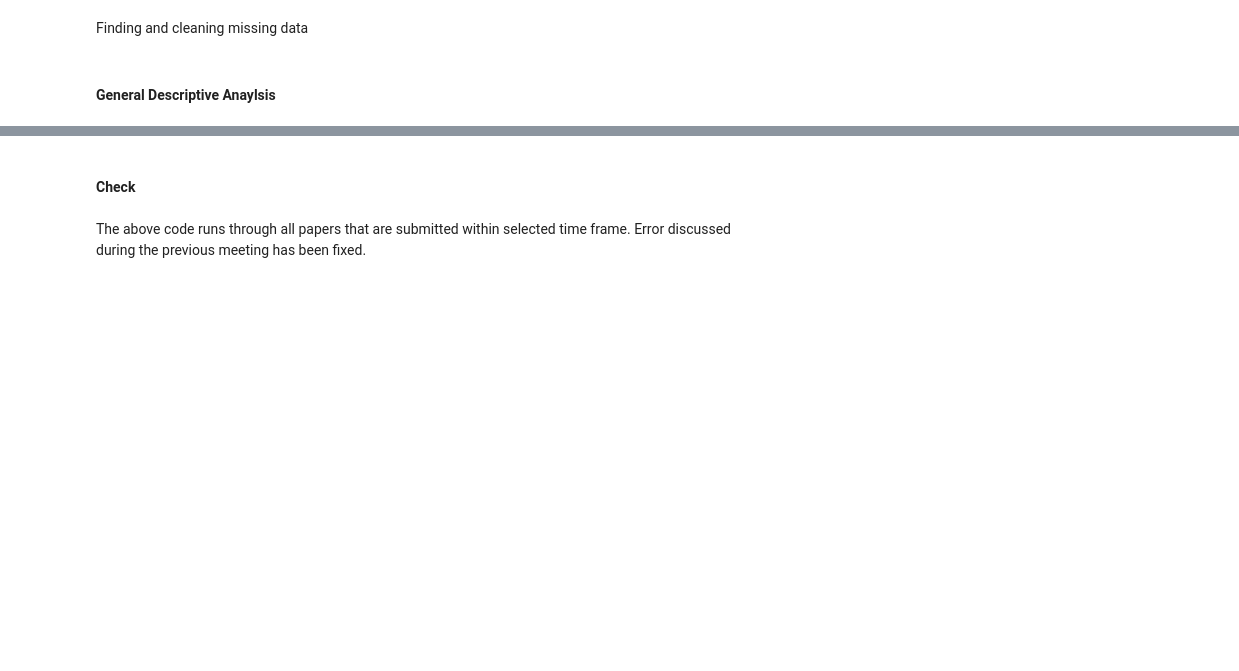
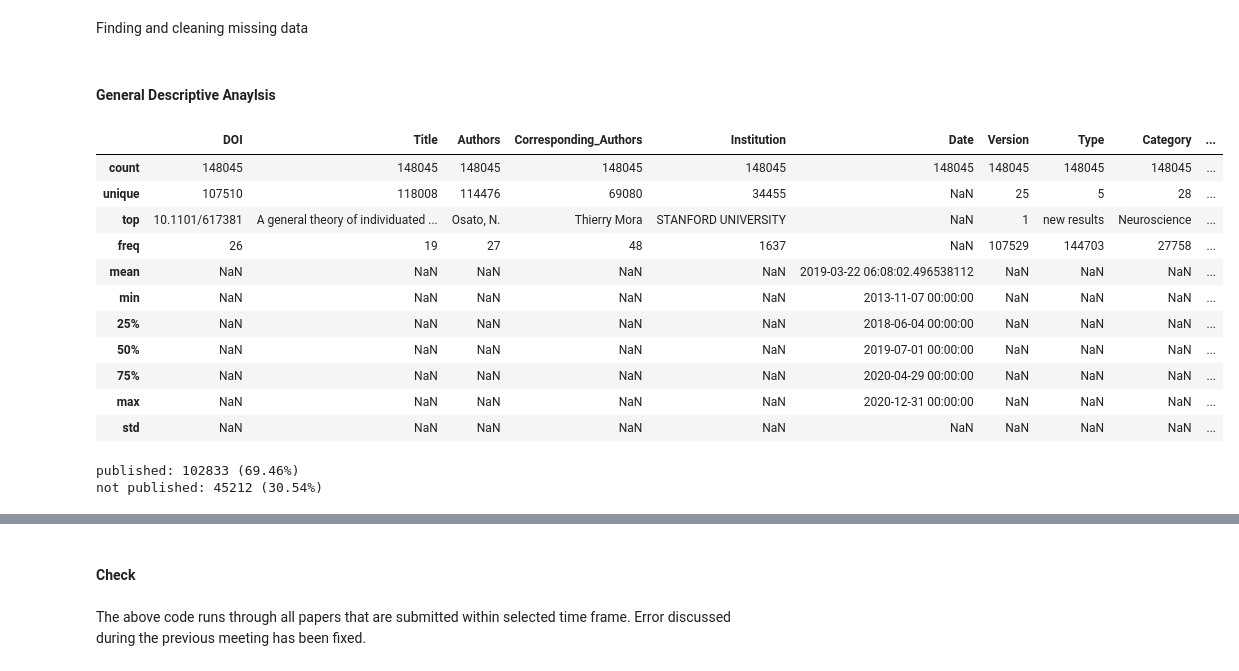
Before and after one commit to jlee2843/Peer-Review-2022, a Jupyter notebook: API-Biorvix.ipynb, the cells around one changed output, grey strips where cells are left out. Cells and saved outputs as stored; diff of their text form; code cells hidden in the pictures; blank space fills up the shorter version.

```diff
--- a/API-Biorvix.ipynb
+++ b/API-Biorvix.ipynb
@@ -382,4 +373,17 @@ display(merged_df)
 #### General Descriptive Anaylsis
 # %%
 #summary of table
-journal_df.describe(include='all')
+journal_df.describe(include='all', datetime_is_numeric=True)
+# %% [output]
+|  | DOI | Title | Authors | Corresponding_Authors | Institution | Date | Version | Type | Category | ... |
+| count | 148045 | 148045 | 148045 | 148045 | 148045 | 148045 | 148045 | 148045 | 148045 | ... |
+| unique | 107510 | 118008 | 114476 | 69080 | 34455 | NaN | 25 | 5 | 28 | ... |
+| top | 10.1101/617381 | A general theory of individuated ... | Osato, N. | Thierry Mora | STANFORD UNIVERSITY | NaN | 1 | new results | Neuroscience | ... |
+| freq | 26 | 19 | 27 | 48 | 1637 | NaN | 107529 | 144703 | 27758 | ... |
+| mean | NaN | NaN | NaN | NaN | NaN | 2019-03-22 06:08:02.496538112 | NaN | NaN | NaN | ... |
+| min | NaN | NaN | NaN | NaN | NaN | 2013-11-07 00:00:00 | NaN | NaN | NaN | ... |
+| 25% | NaN | NaN | NaN | NaN | NaN | 2018-06-04 00:00:00 | NaN | NaN | NaN | ... |
+| 50% | NaN | NaN | NaN | NaN | NaN | 2019-07-01 00:00:00 | NaN | NaN | NaN | ... |
+| 75% | NaN | NaN | NaN | NaN | NaN | 2020-04-29 00:00:00 | NaN | NaN | NaN | ... |
+| max | NaN | NaN | NaN | NaN | NaN | 2020-12-31 00:00:00 | NaN | NaN | NaN | ... |
+| std | NaN | NaN | NaN | NaN | NaN | NaN | NaN | NaN | NaN | ... |
@@ -388,0 +390,13 @@ freq_count(journal_df,'Num_of_Authors')
+# %%
+# published vs unpublished
+def percentage (item1, item2) -> float:
+    return round(item1 / (item1 + item2) * 100, 2)
+
+journal_df['NotPublished'] = journal_df['Published'] == 'NA'
+result = freq_count(journal_df,'NotPublished')
+
+print(f'published: {result.iloc[0]} ({percentage(result.iloc[0],result.iloc[1])}%)')
+print(f'not published: {result.iloc[1]} ({percentage(result.iloc[1],result.iloc[0])}%)')
+# %% [output]
+published: 102833 (69.46%)
+not published: 45212 (30.54%)
```
Also changed, not shown: parts of 11 cells of this notebook.
